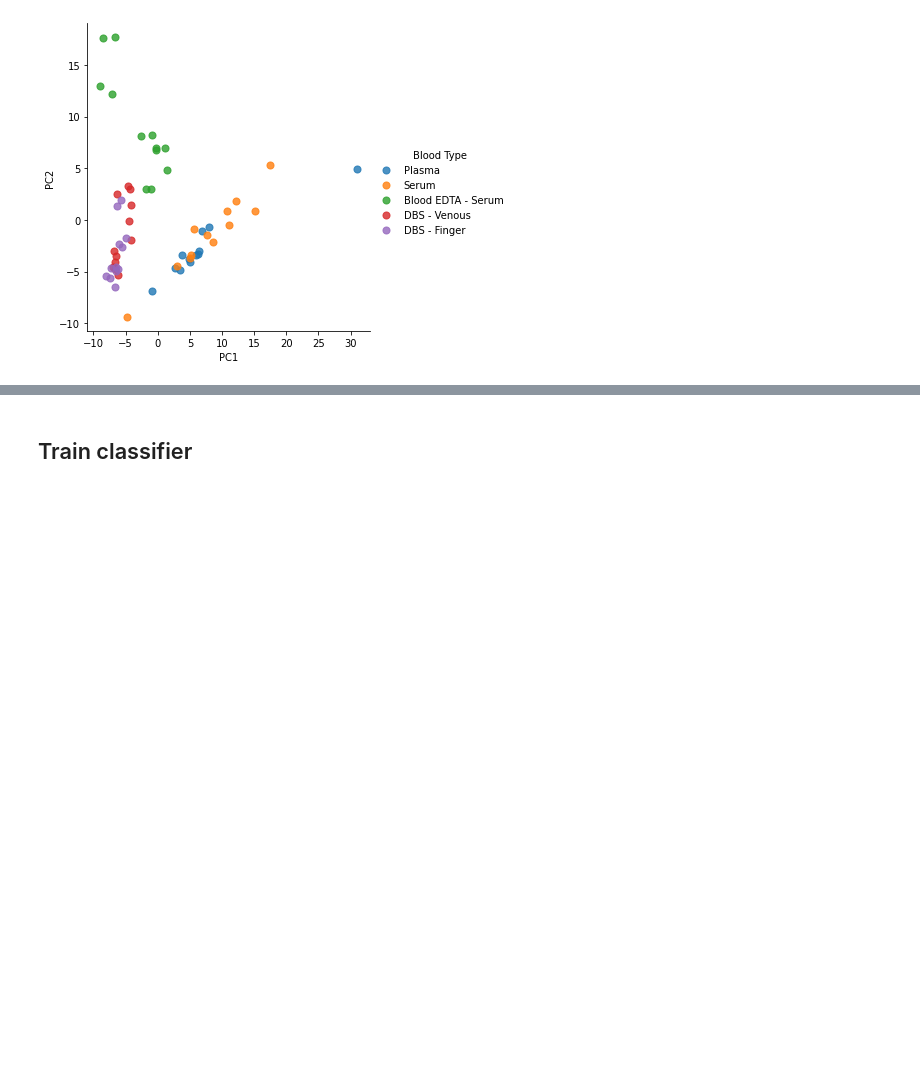
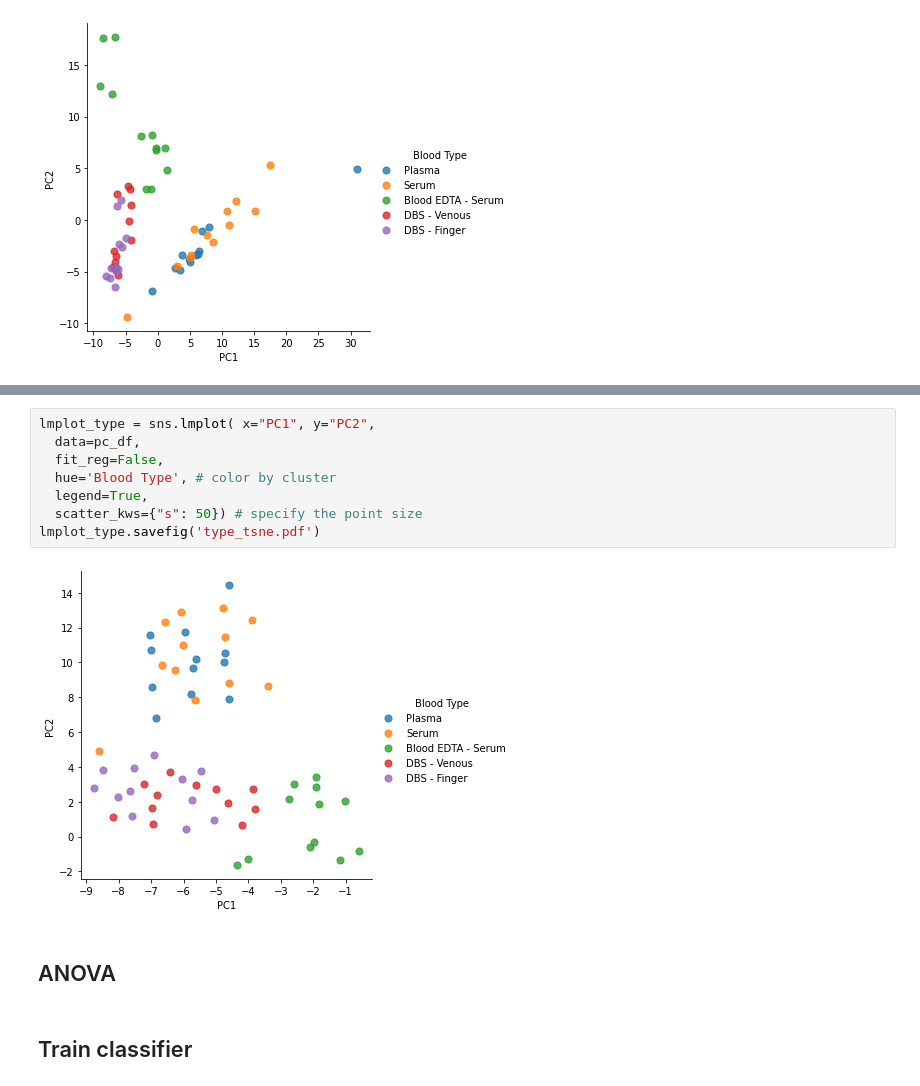
Before and after one commit to thauptmann/lipid_study, a Jupyter notebook: notebooks/data_analysis.ipynb, the cells around one changed output, grey strips where cells are left out. Saved outputs shown, nothing was run; the diff lists cells and outputs as text; blank space fills up the shorter version.

```diff
--- a/notebooks/data_analysis.ipynb
+++ b/notebooks/data_analysis.ipynb
@@ -74,3 +99,15 @@ lmplot_type.savefig('type_pca.pdf')
+# %%
+lmplot_type = sns.lmplot( x="PC1", y="PC2",
+  data=pc_df,
+  fit_reg=False,
+  hue='Blood Type', # color by cluster
+  legend=True,
+  scatter_kws={"s": 50}) # specify the point size
+lmplot_type.savefig('type_tsne.pdf')
+# %% [output]
+[figure, added]
+# %% [markdown]
+## ANOVA
 # %% [markdown]
 ## Train classifier
 # %%
```
Also changed, not shown: parts of 5 cells of this notebook.
